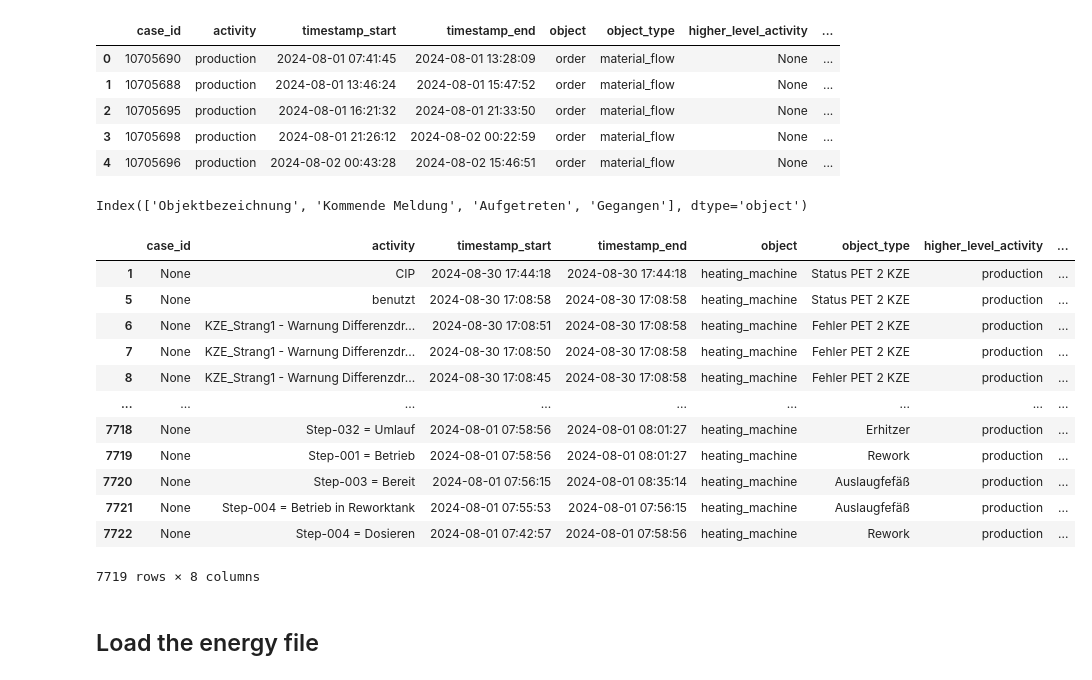
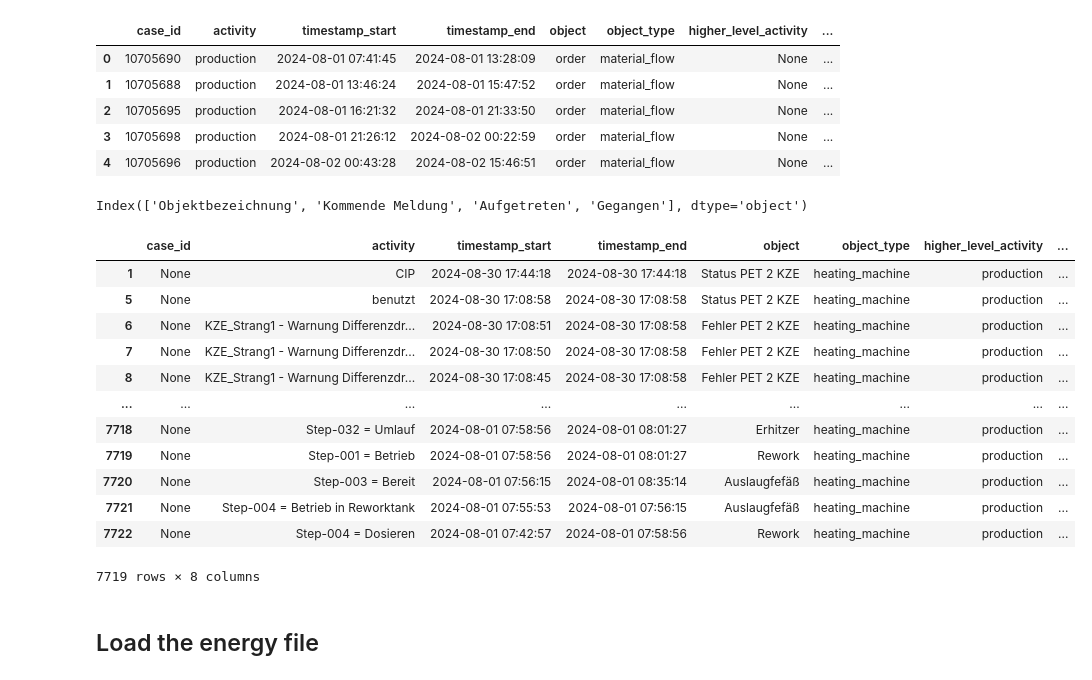
Before and after one commit to zapataunipaderborn/process_energy_demand_modelling, a Jupyter notebook: src/data_cleaning/process_4/data_cleaning.ipynb, the cells around one changed output. Cells and saved outputs as stored; diff of their text form; code cells hidden in the pictures.

```diff
--- a/src/data_cleaning/process_4/data_cleaning.ipynb
+++ b/src/data_cleaning/process_4/data_cleaning.ipynb
@@ -105,46 +105,46 @@ Index(['OrderNumber', 'BF Product', 'BF Number', 'StartTime', 'EndTime',
 # load Meldungen PET2 KZE 08_2024
 df = pd.read_excel(files_folder_bronze/"Aufträge Energie Meldungen/Meldungen PET2 KZE 08_2024.xlsx", header=2, parse_dates=["Aufgetreten", "Gegangen"])
 print(df.columns)
 
 df = df.rename(columns={
     "Aufgetreten": "timestamp_start",
     "Gegangen": "timestamp_end",
-    "Objektbezeichnung": "object_type",
+    "Objektbezeichnung": "object",
     "Kommende Meldung": "activity",
     "StartTime_Activity": "timestamp_start_state",
     "EndTime_Activity": "timestamp_end_state",
 })
 
 df = df[(df['timestamp_start'] >= time_min) & (df['timestamp_end'] <= time_max)]
 
 df['higher_level_activity'] = 'production'
 df['case_id'] = None
-df['object'] = 'heating_machine'
+df['object_type'] = 'heating_machine'
 
 df['object_attributes'] = df.apply(
     lambda row: {col: row[col] for col in df.columns if col.startswith('attr')},
     axis=1
 )
 
 df = df[['case_id', 'activity', 'timestamp_start', 'timestamp_end', 'object',  'object_type', 'higher_level_activity', 'object_attributes']]
 
 df_object_2 = df.copy()
 
 df
 # %% [output]
 Index(['Objektbezeichnung', 'Kommende Meldung', 'Aufgetreten', 'Gegangen'], dtype='object')
 |  | case_id | activity | timestamp_start | timestamp_end | object | object_type | higher_level_activity | ... |
-| 1 | None | CIP | 2024-08-30 17:44:18 | 2024-08-30 17:44:18 | heating_machine | Status PET 2 KZE | production | ... |
-| 5 | None | benutzt | 2024-08-30 17:08:58 | 2024-08-30 17:08:58 | heating_machine | Status PET 2 KZE | production | ... |
-| 6 | None | KZE_Strang1 - Warnung Differenzdr... | 2024-08-30 17:08:51 | 2024-08-30 17:08:58 | heating_machine | Fehler PET 2 KZE | production | ... |
-| 7 | None | KZE_Strang1 - Warnung Differenzdr... | 2024-08-30 17:08:50 | 2024-08-30 17:08:58 | heating_machine | Fehler PET 2 KZE | production | ... |
-| 8 | None | KZE_Strang1 - Warnung Differenzdr... | 2024-08-30 17:08:45 | 2024-08-30 17:08:58 | heating_machine | Fehler PET 2 KZE | production | ... |
+| 1 | None | CIP | 2024-08-30 17:44:18 | 2024-08-30 17:44:18 | Status PET 2 KZE | heating_machine | production | ... |
+| 5 | None | benutzt | 2024-08-30 17:08:58 | 2024-08-30 17:08:58 | Status PET 2 KZE | heating_machine | production | ... |
+| 6 | None | KZE_Strang1 - Warnung Differenzdr... | 2024-08-30 17:08:51 | 2024-08-30 17:08:58 | Fehler PET 2 KZE | heating_machine | production | ... |
+| 7 | None | KZE_Strang1 - Warnung Differenzdr... | 2024-08-30 17:08:50 | 2024-08-30 17:08:58 | Fehler PET 2 KZE | heating_machine | production | ... |
+| 8 | None | KZE_Strang1 - Warnung Differenzdr... | 2024-08-30 17:08:45 | 2024-08-30 17:08:58 | Fehler PET 2 KZE | heating_machine | production | ... |
 | ... | ... | ... | ... | ... | ... | ... | ... | ... |
-| 7718 | None | Step-032 = Umlauf | 2024-08-01 07:58:56 | 2024-08-01 08:01:27 | heating_machine | Erhitzer | production | ... |
-| 7719 | None | Step-001 = Betrieb | 2024-08-01 07:58:56 | 2024-08-01 08:01:27 | heating_machine | Rework | production | ... |
-| 7720 | None | Step-003 = Bereit | 2024-08-01 07:56:15 | 2024-08-01 08:35:14 | heating_machine | Auslaugfefäß | production | ... |
-| 7721 | None | Step-004 = Betrieb in Reworktank | 2024-08-01 07:55:53 | 2024-08-01 07:56:15 | heating_machine | Auslaugfefäß | production | ... |
-| 7722 | None | Step-004 = Dosieren | 2024-08-01 07:42:57 | 2024-08-01 07:58:56 | heating_machine | Rework | production | ... |
+| 7718 | None | Step-032 = Umlauf | 2024-08-01 07:58:56 | 2024-08-01 08:01:27 | Erhitzer | heating_machine | production | ... |
+| 7719 | None | Step-001 = Betrieb | 2024-08-01 07:58:56 | 2024-08-01 08:01:27 | Rework | heating_machine | production | ... |
+| 7720 | None | Step-003 = Bereit | 2024-08-01 07:56:15 | 2024-08-01 08:35:14 | Auslaugfefäß | heating_machine | production | ... |
+| 7721 | None | Step-004 = Betrieb in Reworktank | 2024-08-01 07:55:53 | 2024-08-01 07:56:15 | Auslaugfefäß | heating_machine | production | ... |
+| 7722 | None | Step-004 = Dosieren | 2024-08-01 07:42:57 | 2024-08-01 07:58:56 | Rework | heating_machine | production | ... |
 7719 rows × 8 columns
 # %% [markdown]
 ## Load the energy file
```
Also changed, not shown: parts of 2 cells of this notebook, 1 other file.
